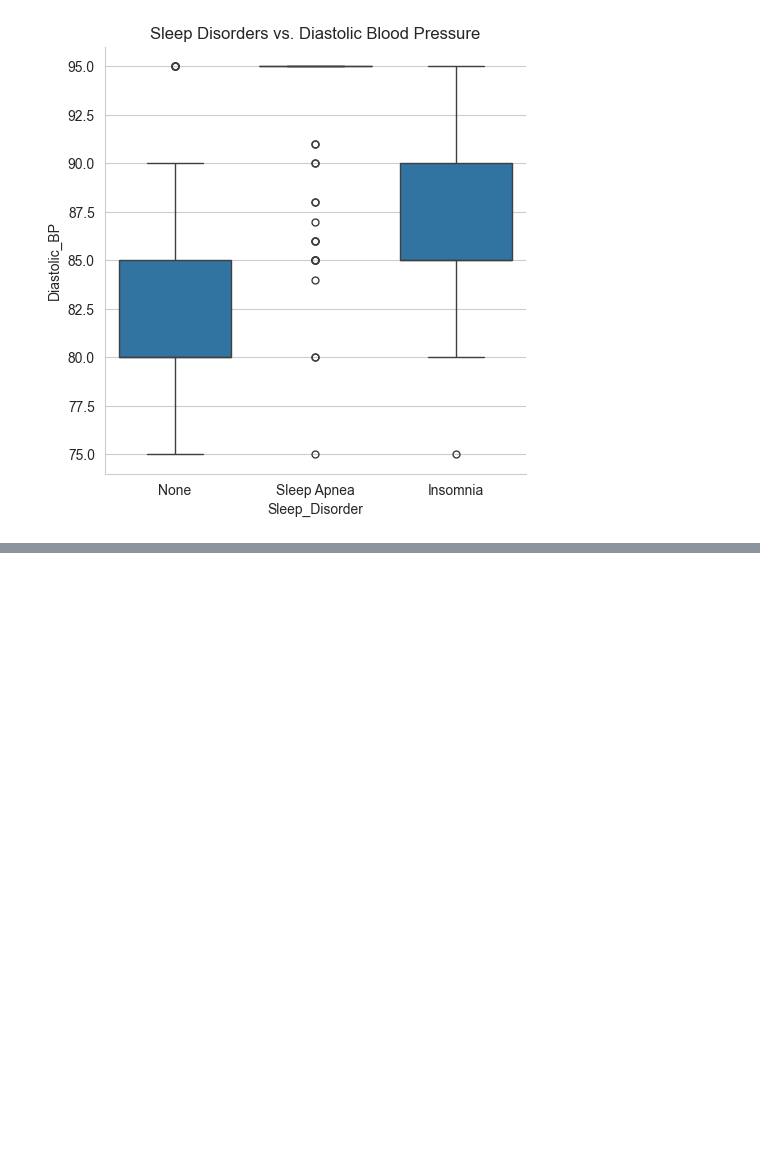
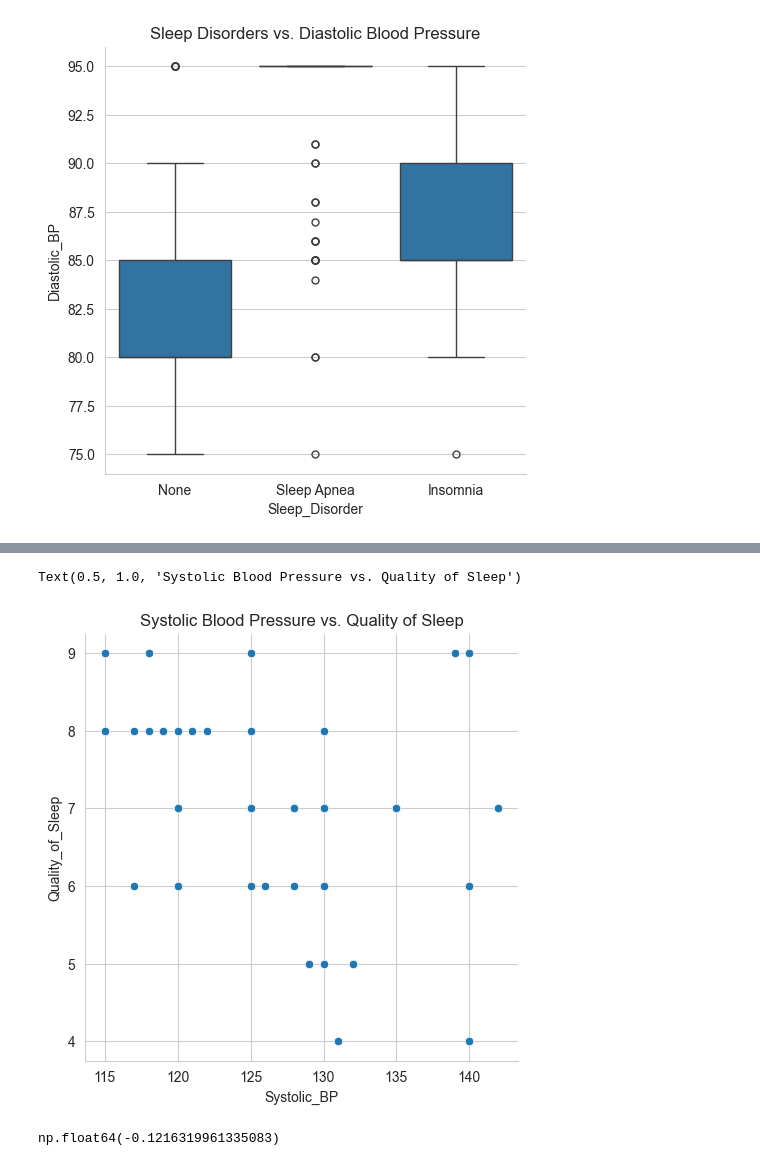
Before and after one commit to yorozc/sleep-health-lifestyle-analysis, a Jupyter notebook: notebooks/eda.ipynb, the cells around one changed output, grey strips where cells are left out. Saved outputs shown, nothing was run; the diff lists cells and outputs as text; code cells hidden in the pictures; blank space fills up the shorter version.

```diff
--- a/notebooks/eda.ipynb
+++ b/notebooks/eda.ipynb
@@ -262,0 +277,11 @@ Text(0.5, 1.0, 'Sleep Disorders vs. Diastolic Blood Pressure')
+# %%
+# Systolic Blood Pressure vs. Quality of Sleep
+sns.relplot(data=df, kind='scatter', x='Systolic_BP', y='Quality_of_Sleep')
+plt.title('Systolic Blood Pressure vs. Quality of Sleep')
+# %% [output]
+Text(0.5, 1.0, 'Systolic Blood Pressure vs. Quality of Sleep')
+[figure, added]
+# %%
+df['Systolic_BP'].corr(df['Quality_of_Sleep'])
+# %% [output]
+np.float64(-0.1216319961335083)
```
Also changed, not shown: parts of 11 cells of this notebook, 2 other files.
